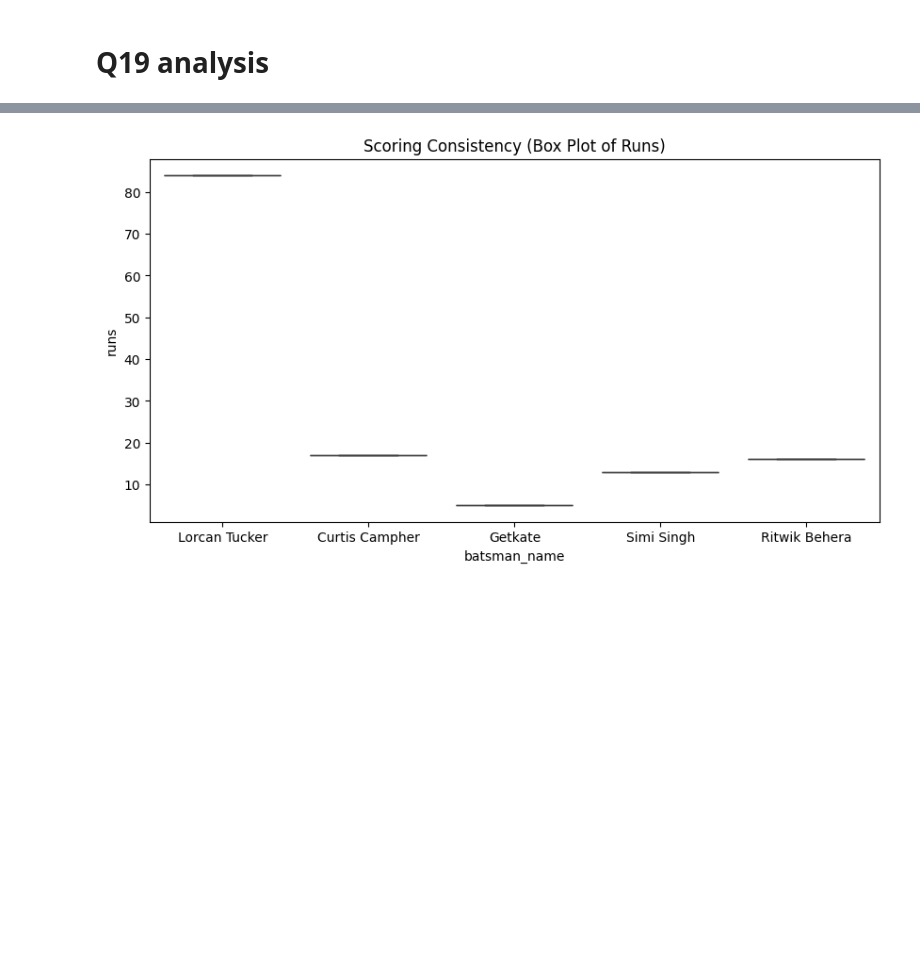
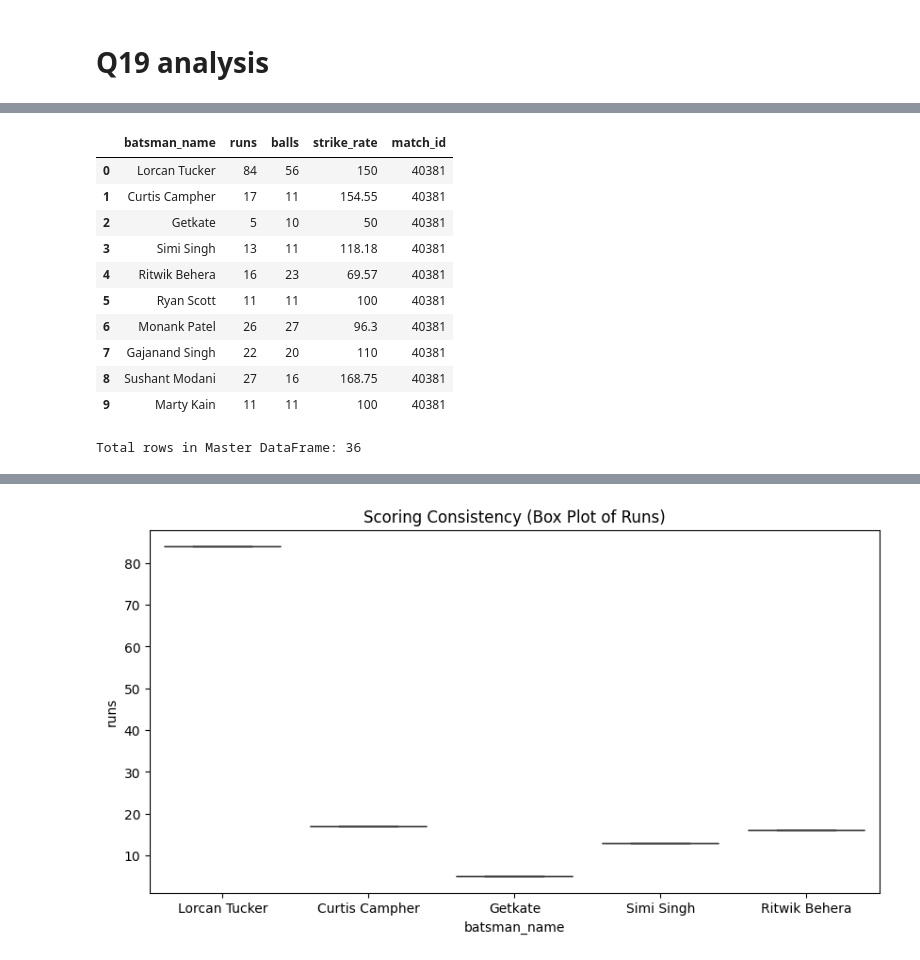
Before and after one commit to mrsdeepisunil-oss/guvi-cricbuzz, a Jupyter notebook: cricbuzz.ipynb, the cells around one changed output, grey strips where cells are left out. Saved outputs shown, nothing was run; the diff lists cells and outputs as text; code cells hidden in the pictures; blank space fills up the shorter version.

```diff
--- a/cricbuzz.ipynb
+++ b/cricbuzz.ipynb
@@ -2549,0 +2738,25 @@ dfq19
+# %%
+df19_40381
+# %% [output]
+|  | batsman_name | runs | balls | strike_rate | match_id |
+| 0 | Lorcan Tucker | 84 | 56 | 150 | 40381 |
+| 1 | Curtis Campher | 17 | 11 | 154.55 | 40381 |
+| 2 | Getkate | 5 | 10 | 50 | 40381 |
+| 3 | Simi Singh | 13 | 11 | 118.18 | 40381 |
+| 4 | Ritwik Behera | 16 | 23 | 69.57 | 40381 |
+| 5 | Ryan Scott | 11 | 11 | 100 | 40381 |
+| 6 | Monank Patel | 26 | 27 | 96.3 | 40381 |
+| 7 | Gajanand Singh | 22 | 20 | 110 | 40381 |
+| 8 | Sushant Modani | 27 | 16 | 168.75 | 40381 |
+| 9 | Marty Kain | 11 | 11 | 100 | 40381 |
+# %%
+import pandas as pd
+import numpy as np
+
+# Combine all 3 matches into one single Master DataFrame
+# This gives players a chance to have multiple innings in one table
+df_master = pd.concat([df19_148720, df19_144651, df19_40381,df19_105820], ignore_index=True)
+
+print(f"Total rows in Master DataFrame: {len(df_master)}")
+# %% [output]
+Total rows in Master DataFrame: 36
```
Also changed, not shown: parts of 14 cells of this notebook, 2 other files.
